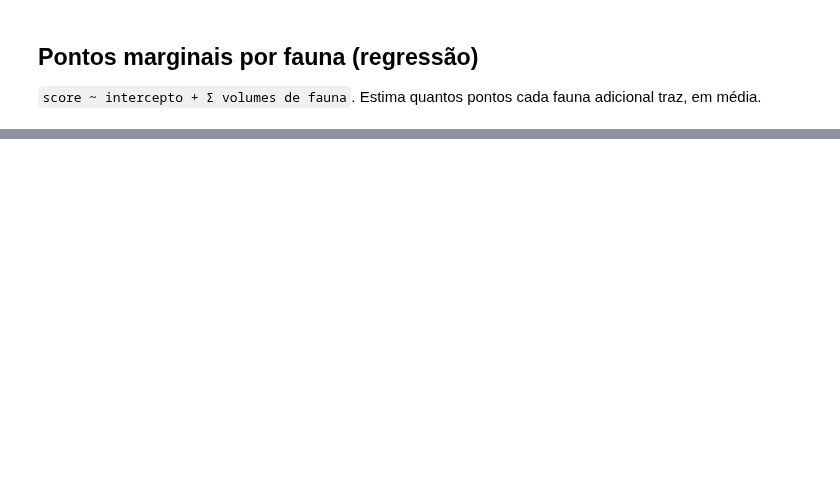
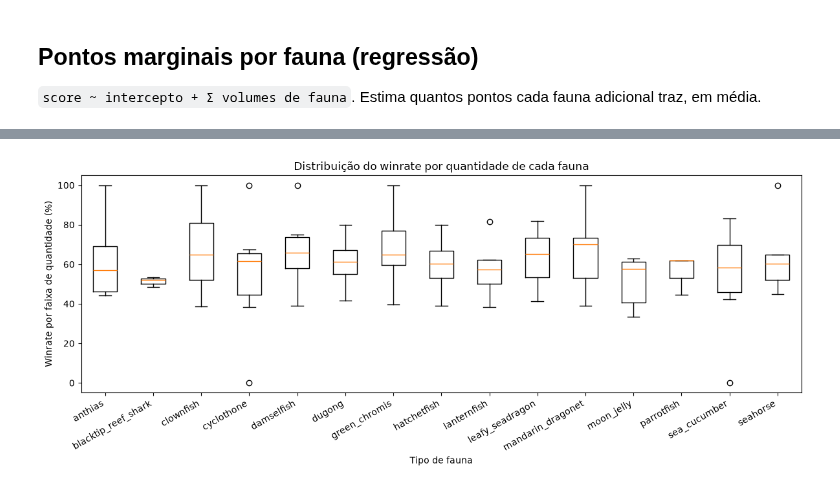
Before and after one commit to MauTBernardini/great-coral-reef, a Jupyter notebook: notebooks/analyze_fauna.ipynb, the cells around one changed output, grey strips where cells are left out. Cells and saved outputs as stored; diff of their text form; code cells hidden in the pictures; blank space fills up the shorter version.

```diff
--- a/notebooks/analyze_fauna.ipynb
+++ b/notebooks/analyze_fauna.ipynb
@@ -125,0 +202,14 @@ reg.to_frame('pontos_por_fauna')
+# %%
+rows = []
+for ft in fauna_types:
+    col = f'fauna_{ft}'
+    has = plong[plong[col] >= 1]['won']
+    hasnt = plong[plong[col] == 0]['won']
+    rows.append({
+        'fauna': ft,
+        'winrate_sem_%': round(hasnt.mean() * 100, 1) if len(hasnt) else float('nan'),
+        'winrate_com>=1_%': round(has.mean() * 100, 1) if len(has) else float('nan'),
+        'delta_%': round((has.mean() - hasnt.mean()) * 100, 1) if len(has) and len(hasnt) else float('nan'),
+        'jogos_com>=1': int((plong[col] >= 1).sum()),
+    })
+pd.DataFrame(rows).sort_values('delta_%', ascending=False).reset_index(drop=True)
@@ -125,0 +233,15 @@ reg.to_frame('pontos_por_fauna')
+# %%
+rows = []
+for ft in fauna_types:
+    col = f'fauna_{ft}'
+    grp = plong.groupby(col)['won'].agg(['mean', 'size']).reset_index()
+    rows.append({
+        'fauna': ft,
+        'winrate_medio_%': round(grp['mean'].mean() * 100, 1),
+        'winrate_mediano_%': round(grp['mean'].median() * 100, 1),
+        'winrate_medio_ponderado_%': round(np.average(grp['mean'], weights=grp['size']) * 100, 1),
+        'n_faixas_qtd': int(len(grp)),
+        'observacoes': int(grp['size'].sum()),
+    })
+
+pd.DataFrame(rows).sort_values('winrate_medio_%', ascending=False).reset_index(drop=True)
@@ -125,0 +265,13 @@ reg.to_frame('pontos_por_fauna')
+# %%
+fig, ax = plt.subplots(figsize=(12, 5))
+boxplot_data = [plong.groupby(f'fauna_{ft}')['won'].apply(lambda x: x.mean() * 100).values for ft in fauna_types]
+ax.boxplot(boxplot_data)
+ax.set_xticklabels(fauna_types)
+ax.set_title('Distribuição do winrate por quantidade de cada fauna')
+ax.set_ylabel('Winrate por faixa de quantidade (%)')
+ax.set_xlabel('Tipo de fauna')
+plt.xticks(rotation=30, ha='right')
+plt.tight_layout()
+plt.show()
+# %% [output]
+[figure, added]
```
Also changed, not shown: parts of 11 cells of this notebook, 19 other files.
